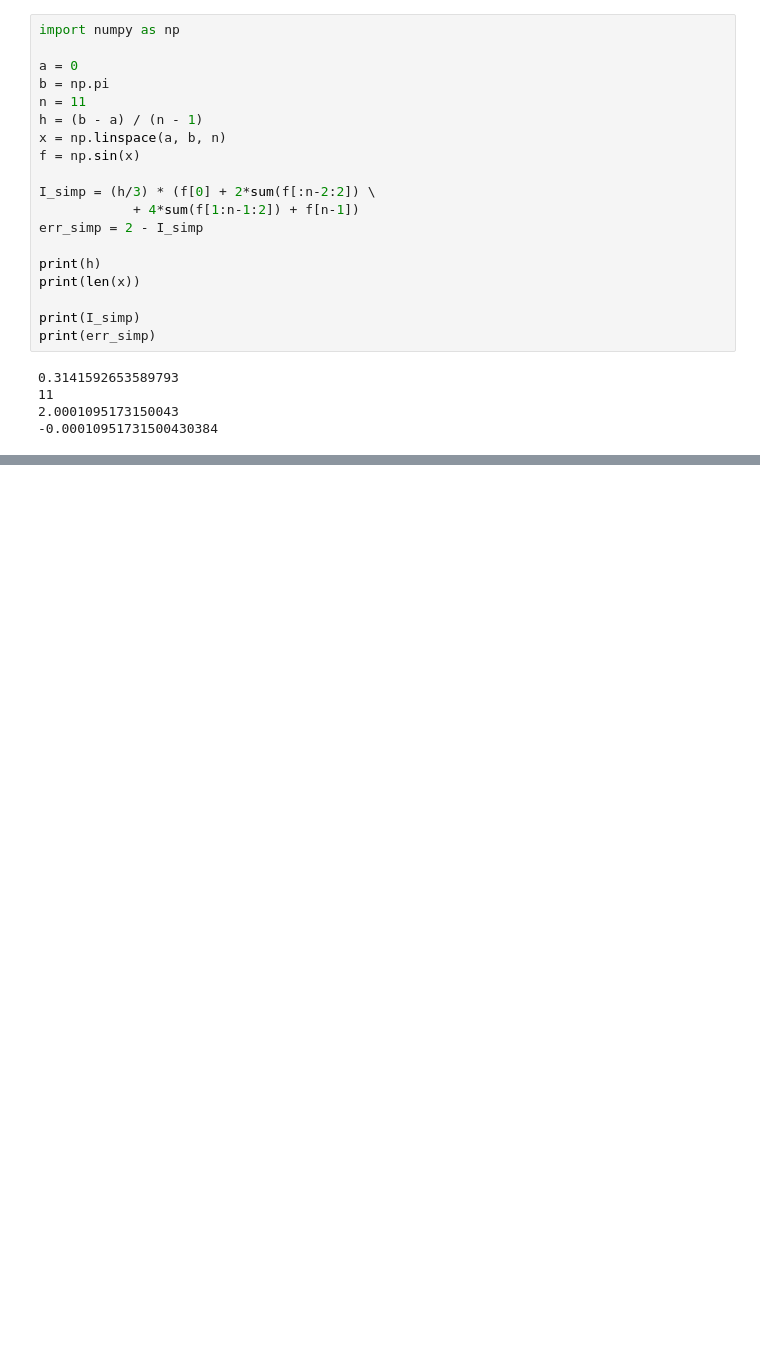
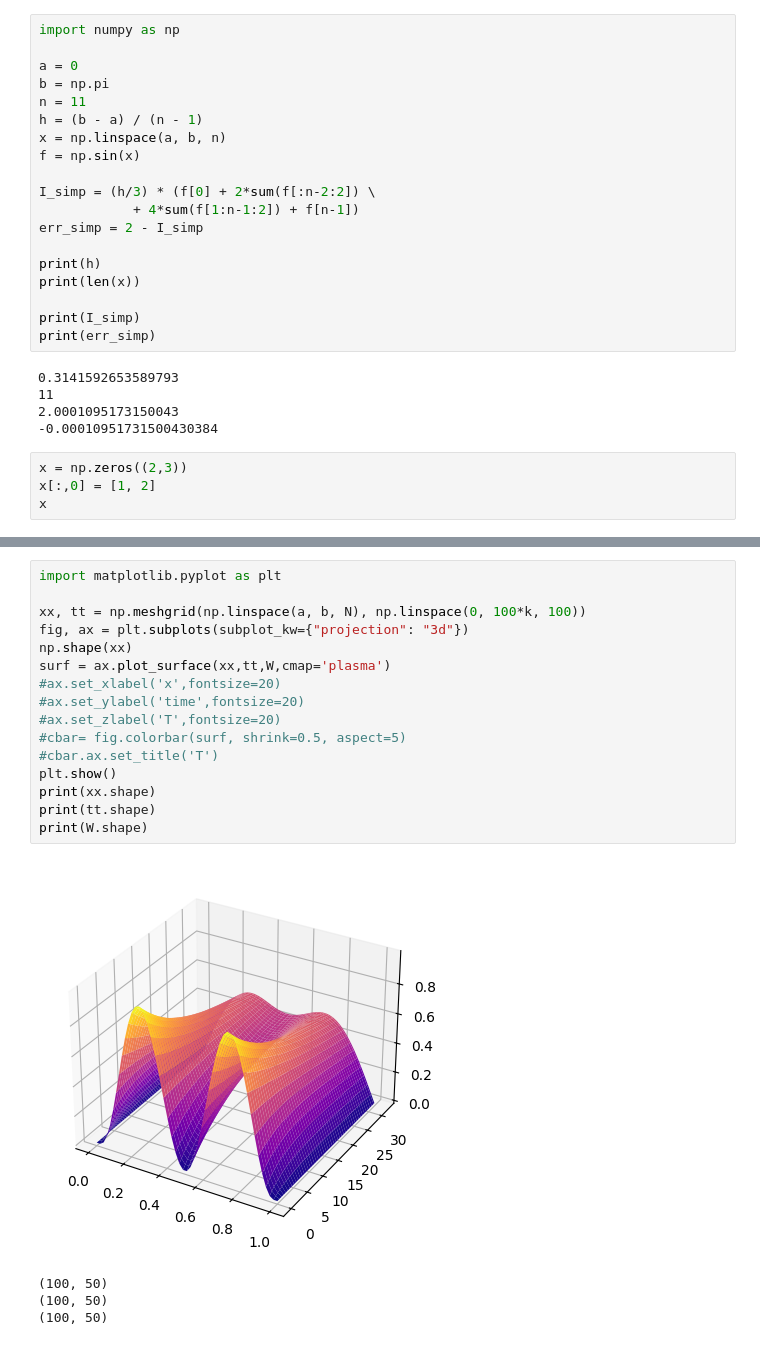
Before and after one commit to TheAjaykrishnanR/phy421, a Jupyter notebook: Superior Classes For Final Exam/practice/untitled.ipynb, the cells around one changed output, grey strips where cells are left out. Saved outputs shown, nothing was run; the diff lists cells and outputs as text; blank space fills up the shorter version.

```diff
--- a/Superior Classes For Final Exam/practice/untitled.ipynb
+++ b/Superior Classes For Final Exam/practice/untitled.ipynb
@@ -86,3 +86,7 @@ print(err_simp)
 11
 2.0001095173150043
 -0.00010951731500430384
+# %%
+x = np.zeros((2,3))
+x[:,0] = [1, 2]
+x
@@ -88,0 +164,21 @@ print(err_simp)
+# %%
+import matplotlib.pyplot as plt
+
+xx, tt = np.meshgrid(np.linspace(a, b, N), np.linspace(0, 100*k, 100))
+fig, ax = plt.subplots(subplot_kw={"projection": "3d"})
+np.shape(xx)
+surf = ax.plot_surface(xx,tt,W,cmap='plasma')
+#ax.set_xlabel('x',fontsize=20)
+#ax.set_ylabel('time',fontsize=20)
+#ax.set_zlabel('T',fontsize=20)
+#cbar= fig.colorbar(surf, shrink=0.5, aspect=5)
+#cbar.ax.set_title('T')
+plt.show()
+print(xx.shape)
+print(tt.shape)
+print(W.shape)
+# %% [output]
+[figure, added]
+(100, 50)
+(100, 50)
+(100, 50)
```
Also changed, not shown: parts of 4 cells of this notebook, 1 other file.
